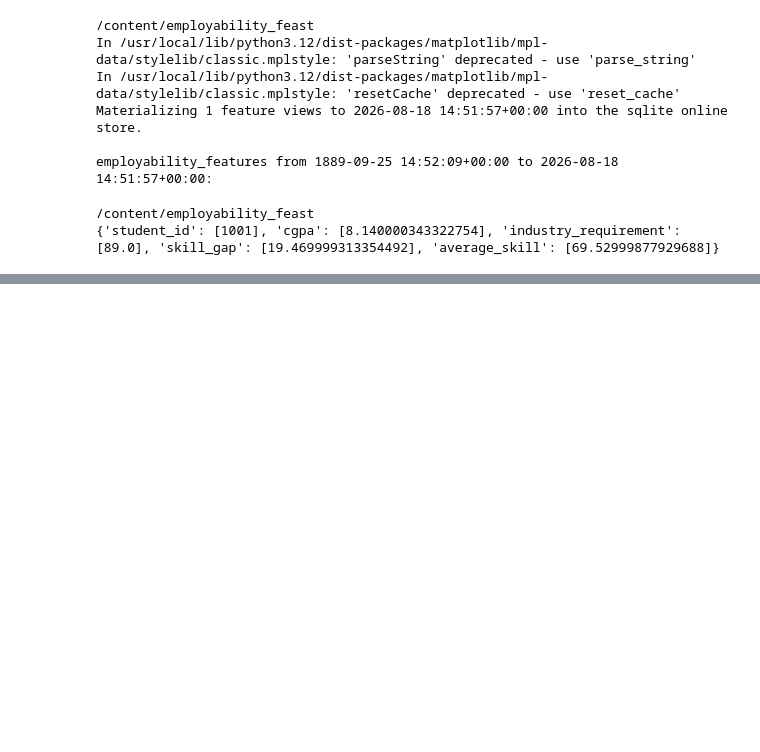
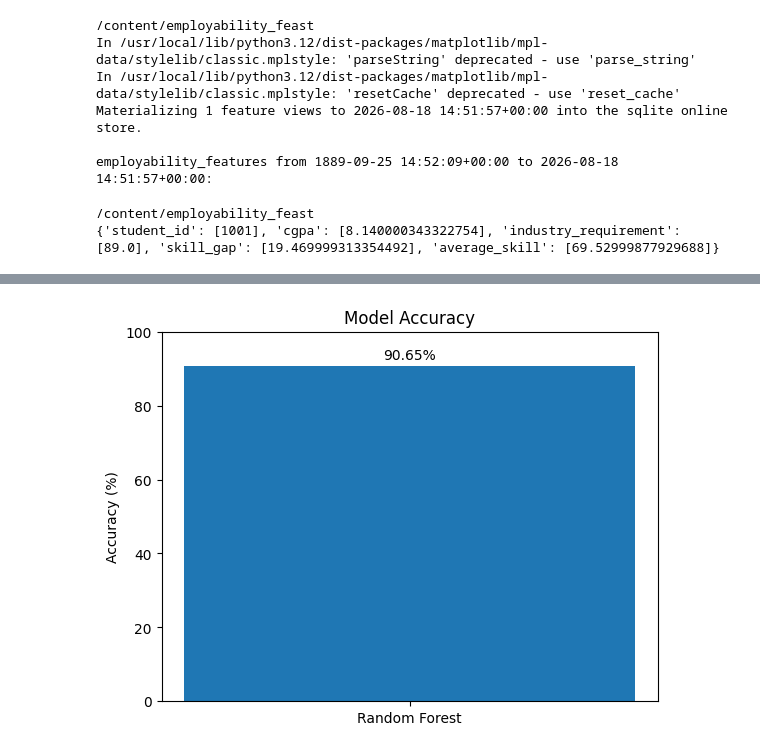
Before and after one commit to Geetanjali501/231FA04501_ML-OPS, a Jupyter notebook: MLops_Feast_cla-1.ipynb, the cells around one changed output, grey strips where cells are left out. Saved outputs shown, nothing was run; the diff lists cells and outputs as text; code cells hidden in the pictures; blank space fills up the shorter version.

```diff
--- a/MLops_Feast_cla-1.ipynb
+++ b/MLops_Feast_cla-1.ipynb
@@ -1096,0 +1147,10 @@ print(features)
+# %%
+# Plot 2: Model Accuracy
+plt.bar(["Random Forest"], [accuracy * 100])
+plt.title("Model Accuracy")
+plt.ylabel("Accuracy (%)")
+plt.ylim(0, 100)
+plt.text(0, accuracy * 100 + 2, f"{accuracy * 100:.2f}%", ha="center")
+plt.show()
+# %% [output]
+[figure, added]
```
Also changed, not shown: parts of 3 cells of this notebook.
